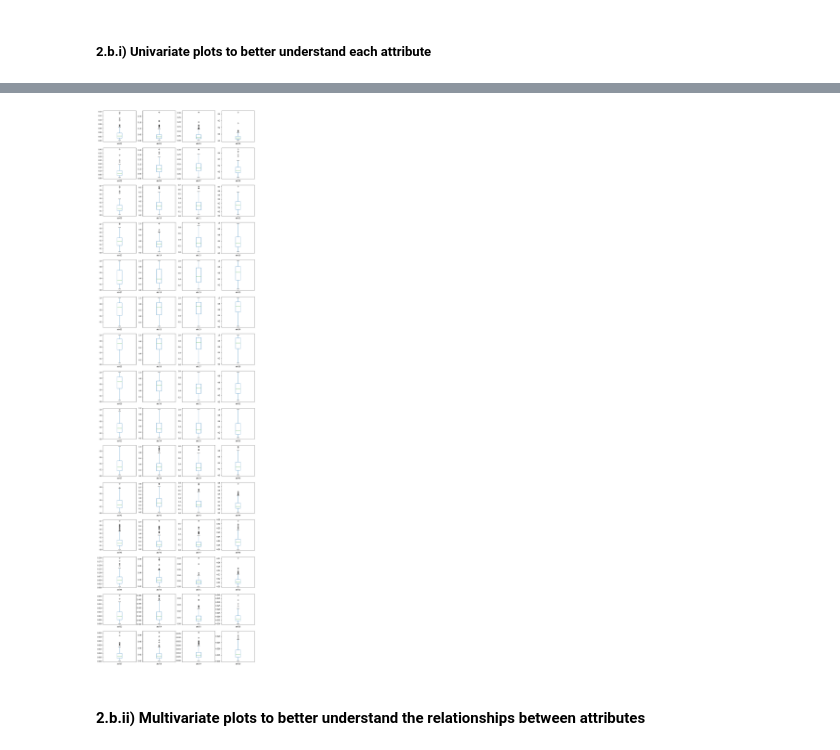
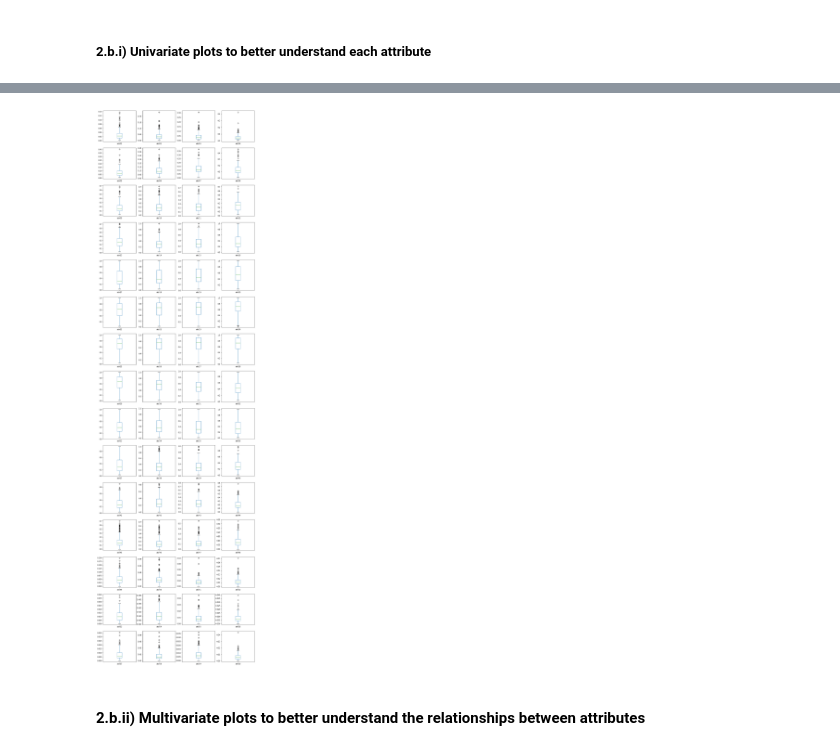
Before and after one commit to daines-analytics/tabular-data-projects, a Jupyter notebook: _py-project-templates/py-template-binary-class_example.ipynb, the cells around one changed output, grey strips where cells are left out. Drawn from its saved outputs; the diff is of its cells as text; code cells hidden in the pictures.

```diff
--- a/_py-project-templates/py-template-binary-class_example.ipynb
+++ b/_py-project-templates/py-template-binary-class_example.ipynb
@@ -322,9 +443,9 @@ pyplot.show()
 # %%
 # Box and Whisker plot for each attribute
-x_train_df.plot(kind='box', subplots=True, layout=(dispRow,dispCol))
+x_original_df.plot(kind='box', subplots=True, layout=(dispRow,dispCol))
 pyplot.show()
 # %% [output]
-[figure, old version]
+[figure, new version]
 # %% [markdown]
 #### 2.b.ii) Multivariate plots to better understand the relationships between attributes
 # %%
```
Also changed, not shown: parts of 47 cells of this notebook, 5 other files.
